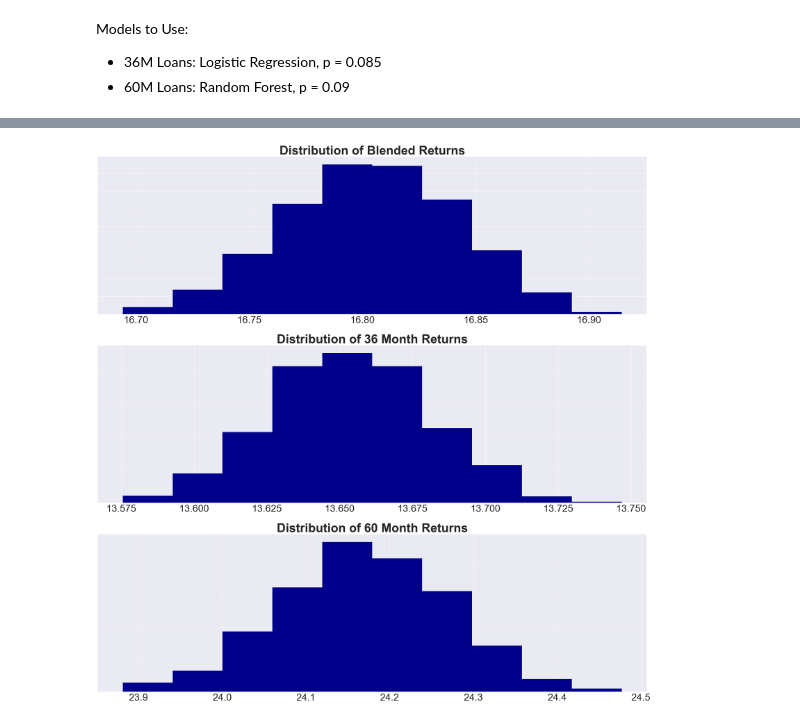
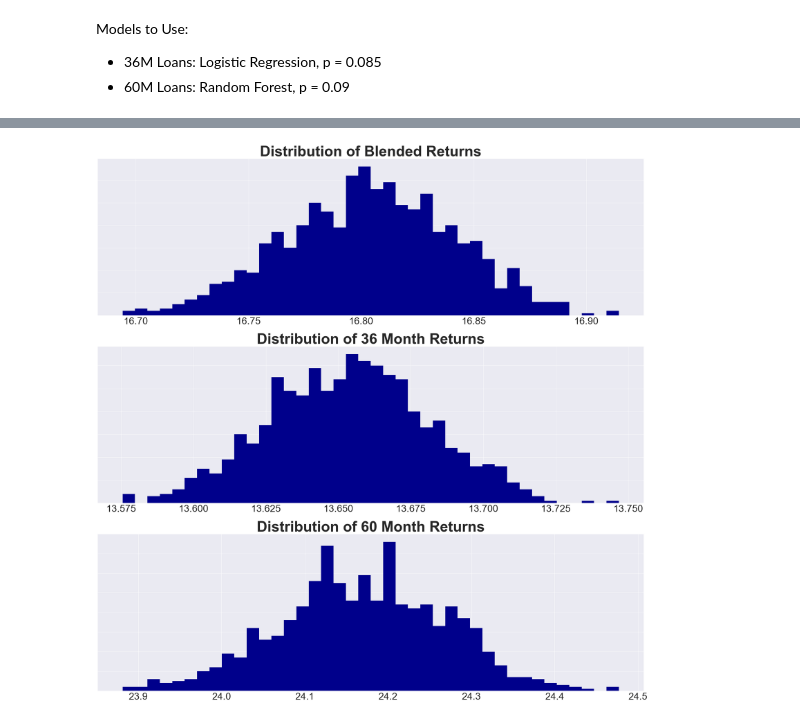
Before and after one commit to ajricks4/lending-club, a Jupyter notebook: LC_Model_Analysis.ipynb, the cells around one changed output, grey strips where cells are left out. Drawn from its saved outputs; the diff is of its cells as text; code cells hidden in the pictures.

```diff
--- a/LC_Model_Analysis.ipynb
+++ b/LC_Model_Analysis.ipynb
@@ -145,20 +182,21 @@ system_data.to_csv('models/system_data.csv',index=False)
 # %%
 fig = plt.figure(figsize = (40,40))
 ax1 = fig.add_subplot(3,1,1)
-ax1.hist(rets,color='darkblue')
+ax1.hist(rets,color='darkblue',bins=40)
 ax1.tick_params('x',labelsize=40)
 ax1.set_yticklabels([])
-plt.title('Distribution of Blended Returns',fontsize=50,fontweight='bold')
+plt.title('Distribution of Blended Returns',fontsize=60,fontweight='bold')
 ax2 = fig.add_subplot(3,1,2)
-ax2.hist(rets_36,color='darkblue')
+ax2.hist(rets_36,color='darkblue',bins=40)
 ax2.tick_params('x',labelsize=40)
 ax2.set_yticklabels([])
-plt.title('Distribution of 36 Month Returns',fontsize=50,fontweight='bold')
+plt.title('Distribution of 36 Month Returns',fontsize=60,fontweight='bold')
 ax3 = fig.add_subplot(3,1,3)
-ax3.hist(rets_60,color='darkblue')
+ax3.hist(rets_60,color='darkblue',bins=40)
 ax3.tick_params('x',labelsize=40)
 ax3.set_yticklabels([])
-plt.title('Distribution of 60 Month Returns',fontsize=50,fontweight='bold');
+plt.title('Distribution of 60 Month Returns',fontsize=60,fontweight='bold')
+plt.savefig('images/system_returns_distributions.png');
 # %% [output]
-[figure, old version]
+[figure, new version]
 # %%
```
Also changed, not shown: parts of 10 cells of this notebook, 3 other files.
